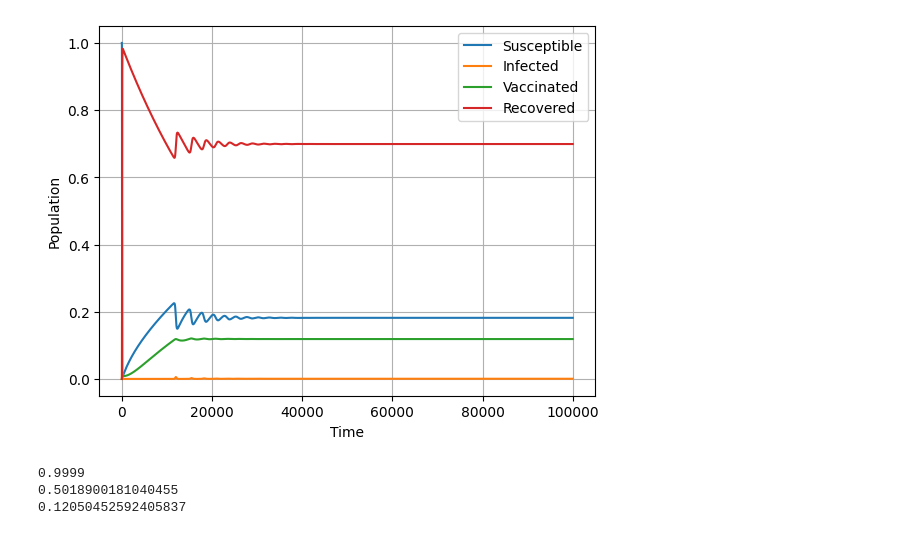
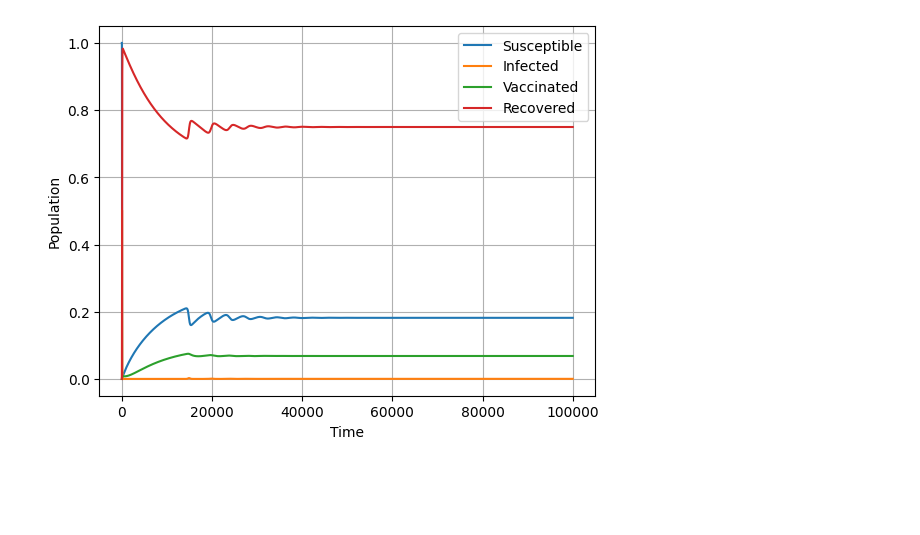
Before and after one commit to Dhruvit-Kevadiya/SIVR_MODEL, a Jupyter notebook: conclusion.ipynb, the cells around one changed output. Cells and saved outputs as stored; diff of their text form; code cells hidden in the pictures; blank space fills up the shorter version.

```diff
--- a/conclusion.ipynb
+++ b/conclusion.ipynb
@@ -11,14 +11,14 @@ I0, R0, V0 = 0.0001, 0, 0
 S0 = N - I0 - R0 - V0
 
 # Model parameters
-alpha= 0.261994381    #Birth rate
+alpha= 0.000035342      #Birth rate
 beta = 0.261994381      #Infection per day
-omega= 0.00020185      #Rate of first dose of vacination
+omega= 0.00020185       #Rate of first dose of vacination
 gamma= 0.0476           #Recovered rate
-# roh=  1/4380            #Time between first and second dose
+roh=  1/4380            #Time between first and second dose
 psi= 1/3650             #first dose wanes in immunity
-mu= 0.000035342
-roh=  0            #Time between first and second dose
+mu= 0.000035342         #death rate
+
 
 # A grid of time points (in days)
 n = 100000
@@ -32,40 +32,37 @@ def model(y, t, alpha ,beta, gamma, mu, roh,psi, omega):
     dIdt = beta * S*I - mu*I - gamma* I
     dRdt = gamma* I - mu* R + roh*V
     return dSdt, dIdt,dVdt, dRdt
 
 # Initial conditions vector
 y0 = S0, I0, R0, V0
 # Integrate the SIR equations over the time grid, t.def
 sol = odeint(model, y0, t, args=(alpha ,beta, gamma, mu, roh, psi, omega))
 
 
 # Extract the results
 S = sol[:, 0]
 I = sol[:, 1]
 V = sol[:, 2]
 R = sol[:, 3]
 
 # Plot the results-+
 
 
 plt.plot(t, S, label='Susceptible')
 plt.plot(t, I, label='Infected')
 plt.plot(t, V, label='Vaccinated')
 plt.plot(t, R, label='Recovered')
 plt.xlabel('Time')
 plt.ylabel('Population')
 plt.legend()
 plt.grid(True)
 plt.show()
 
-print(max(S))
-print(max(I))
-print(max(V))
+# print(max(S))
+# print(max(I))
+# print(max(V))
 # %% [output]
-[figure, old version]
+[figure, new version]
-0.9999
-0.5018900181040455
-0.12050452592405837
 # %%
 def plotgrap(alpha,beta,gamma,mu,roh,psi,omega,t):
     sol = odeint(model, y0, t, args=(alpha ,beta, gamma, mu, roh, psi, omega))
```
Also changed, not shown: parts of 5 cells of this notebook, 4 other files.
